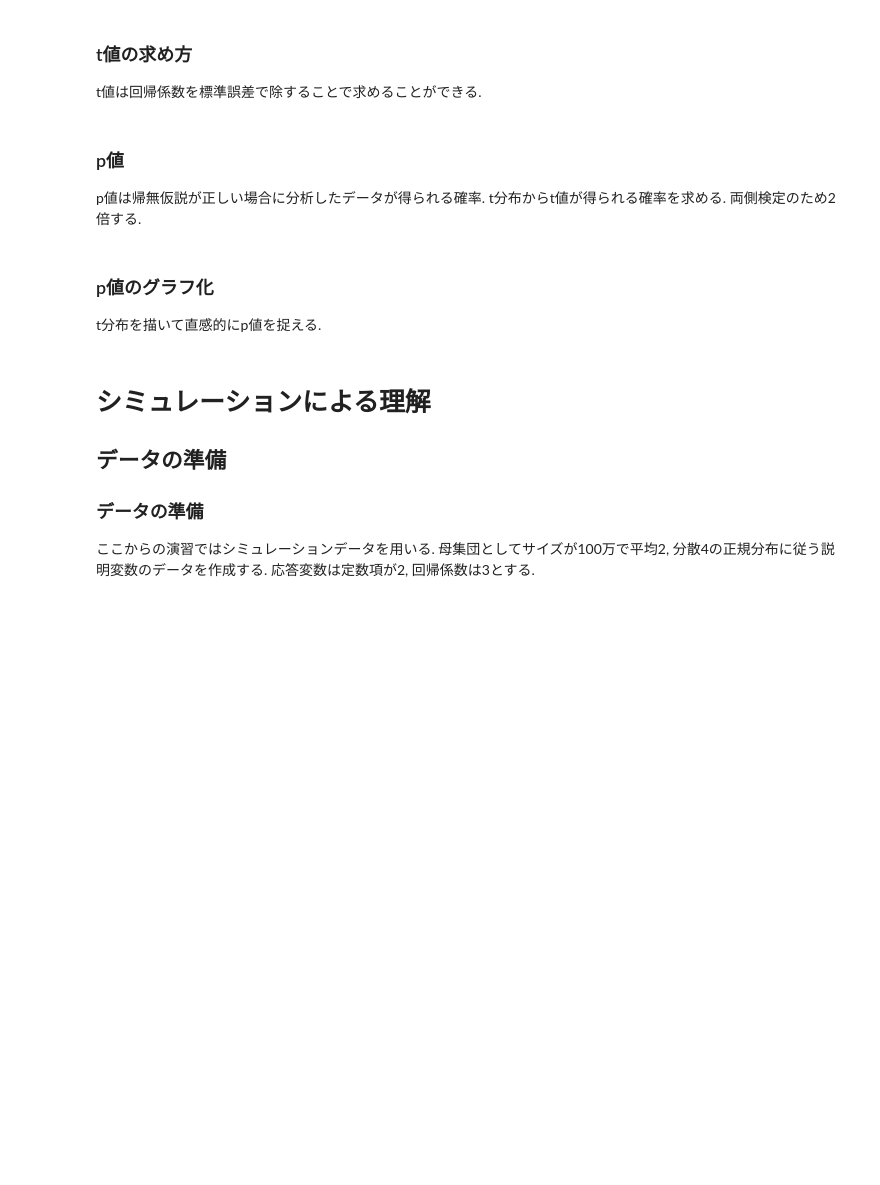
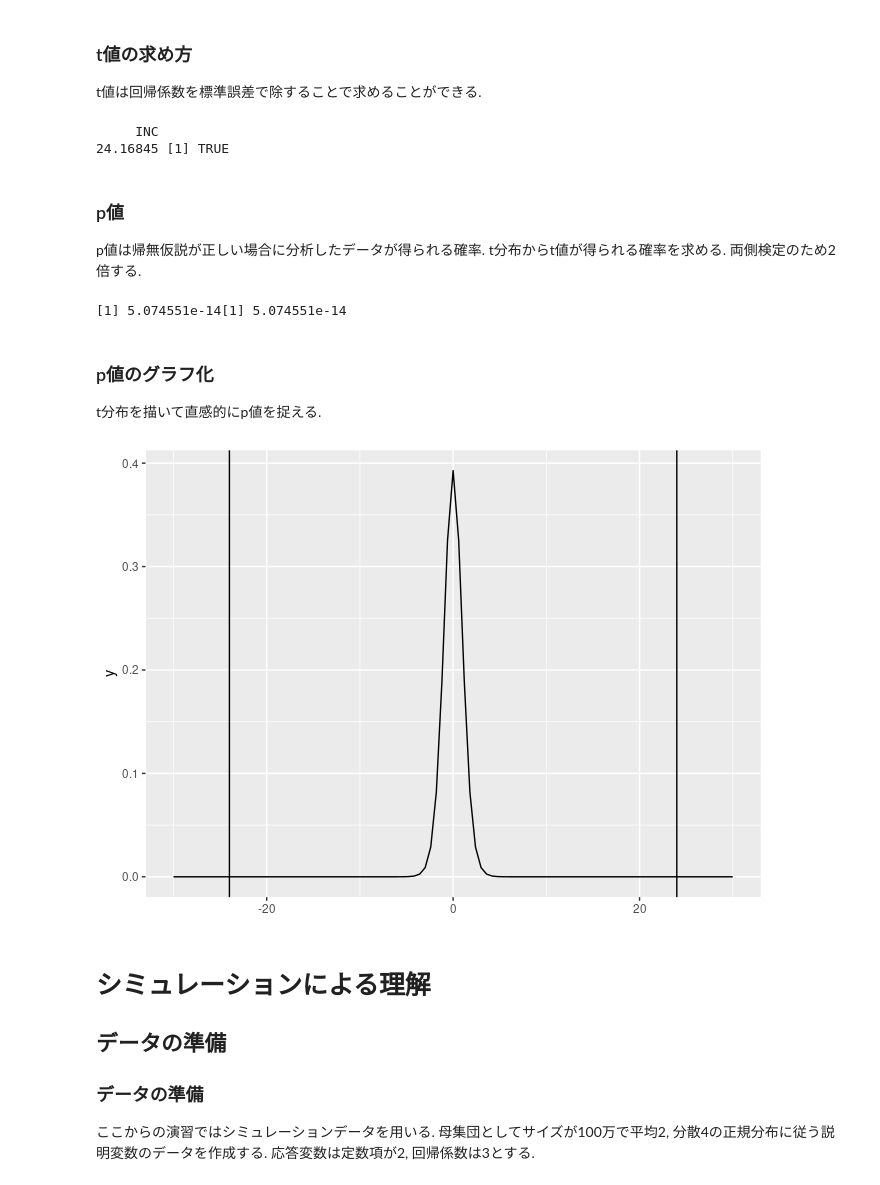
Before and after one commit to N-Yukihiro/Intro2Stats_SFC, a Jupyter notebook: Lecture-09/interval-hypo-test.ipynb, the cells around one changed output. Cells and saved outputs as stored; diff of their text form; code cells hidden in the pictures; blank space fills up the shorter version.

```diff
--- a/Lecture-09/interval-hypo-test.ipynb
+++ b/Lecture-09/interval-hypo-test.ipynb
@@ -62,9 +106,9 @@ summ(res,
 t値は回帰係数を標準誤差で除することで求めることができる.
 # %%
 res$coefficients[2] / summary(res)$coefficients[2, 2]
-all.equal(summary(res)$coefficients[2, 1] /
-            summary(res)$coefficients[2, 2],
-          summary(res)$coefficients[2, 3])
+# %% [output]
+     INC
+24.16845 [1] TRUE
 # %% [markdown]
 ### p値
 
@@ -75,7 +119,8 @@ p_load(magrittr)
 summary(res)$coefficients[2, 3] |>
   pt(df = 16, lower.tail = FALSE) |>
   multiply_by(2)
-summary(res)$coefficients[2, 4]
+# %% [output]
+[1] 5.074551e-14[1] 5.074551e-14
 # %% [markdown]
 ### p値のグラフ化
 
@@ -83,12 +128,13 @@ t分布を描いて直感的にp値を捉える.
 # %%
 p_load(ggplot2)
 ggplot(data = NULL) +
-  aes(xmin = -30,
-      xmax = 30) +
-  stat_function(fun  = dt,
+  xlim(-30, 30) +
+  geom_function(fun  = dt,
                 args = list(df = 16)) +
   geom_vline(xintercept = 24) +
   geom_vline(xintercept = -24)
+# %% [output]
+[figure, added]
 # %% [markdown]
 # シミュレーションによる理解
 
```
Also changed, not shown: parts of 12 cells of this notebook, 1 other file.
